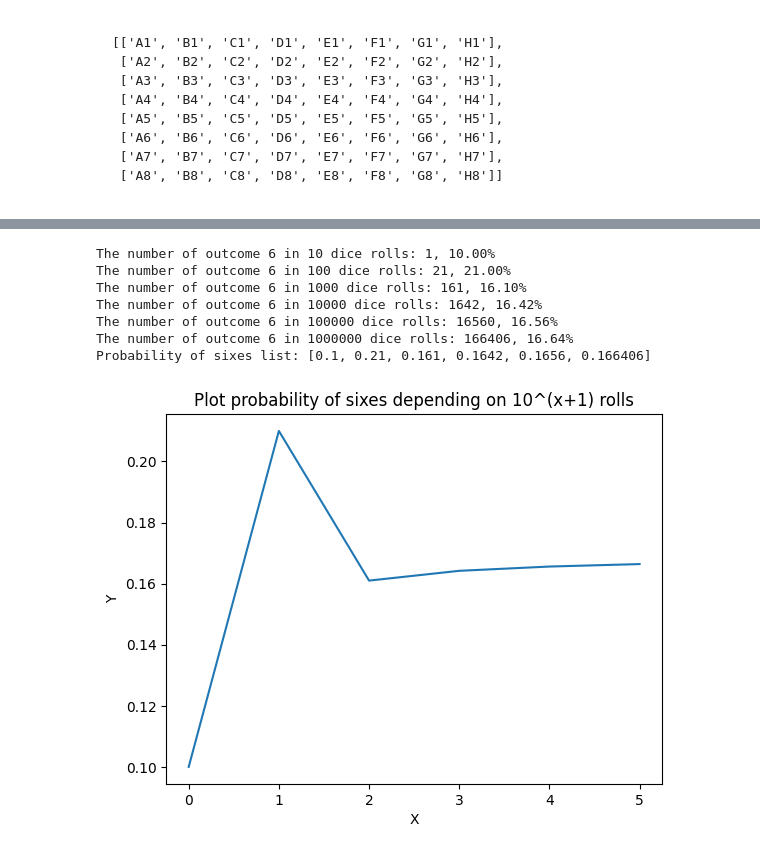
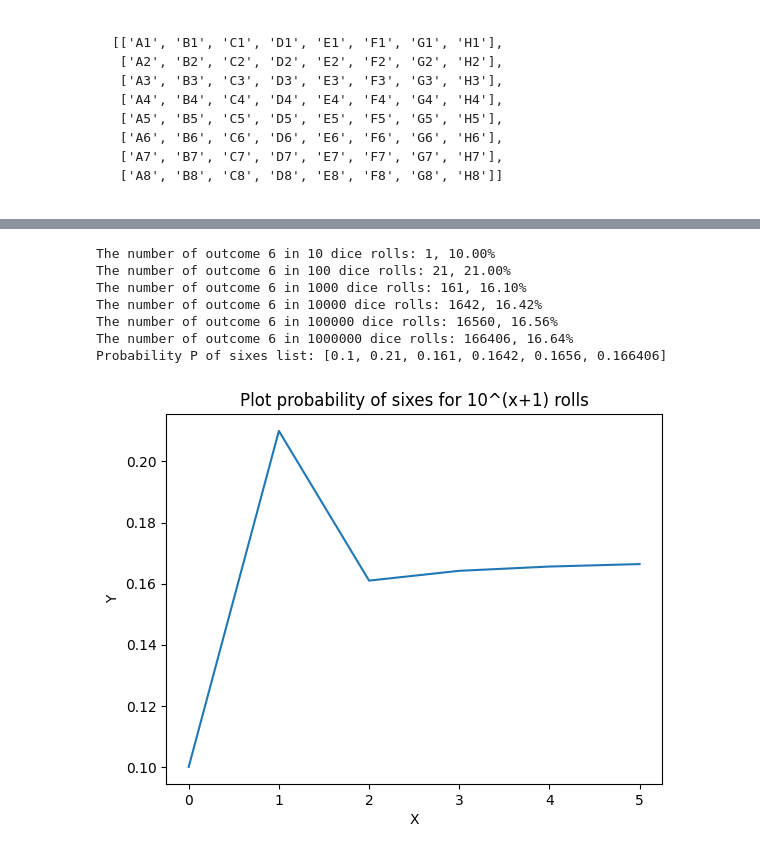
Before and after one commit to Shoresh613/Python-Mikael-Folkesson, a Jupyter notebook: Exercises/04. Lists.ipynb, the cells around one changed output, grey strips where cells are left out. Drawn from its saved outputs; the diff is of its cells as text; code cells hidden in the pictures; folded sections open.

```diff
--- a/Exercises/04. Lists.ipynb
+++ b/Exercises/04. Lists.ipynb
@@ -252,38 +230,39 @@ random.seed(1)
 </details>
 # %%
 import random
+import matplotlib.pyplot as plt
 
 sixes = []
 random.seed(1)
 
 for i in range(1,7):
     dice_rolls = []
     for roll in range(10**i):
         dice_rolls.append(random.randint(1,6))
     print(f"The number of outcome 6 in {10**i} dice rolls: {dice_rolls.count(6)}, {(dice_rolls.count(6)/10**i):.2%}")
     sixes.append(dice_rolls.count(6)/10**i)
 
-print(f"Probability of sixes list: {sixes}")
+print(f"Probability P of sixes list: {sixes}")
 
 # Create a figure and a subplot
 fig, ax = plt.subplots()
 
 # Plot the data points
 ax.plot(sixes)
 
 # Add labels and titles to the plot
 ax.set_xlabel("X")
 ax.set_ylabel("Y")
-ax.set_title("Plot probability of sixes depending on 10^(x+1) rolls")
+ax.set_title("Plot probability of sixes for 10^(x+1) rolls")
 
 # Show the plot
 plt.show()
 # %% [output]
 The number of outcome 6 in 10 dice rolls: 1, 10.00%
 The number of outcome 6 in 100 dice rolls: 21, 21.00%
 The number of outcome 6 in 1000 dice rolls: 161, 16.10%
 The number of outcome 6 in 10000 dice rolls: 1642, 16.42%
 The number of outcome 6 in 100000 dice rolls: 16560, 16.56%
 The number of outcome 6 in 1000000 dice rolls: 166406, 16.64%
-Probability of sixes list: [0.1, 0.21, 0.161, 0.1642, 0.1656, 0.166406]
+Probability P of sixes list: [0.1, 0.21, 0.161, 0.1642, 0.1656, 0.166406]
-[figure, old version]
+[figure, new version]
```
Also changed, not shown: parts of 8 cells of this notebook, 4 other files.
